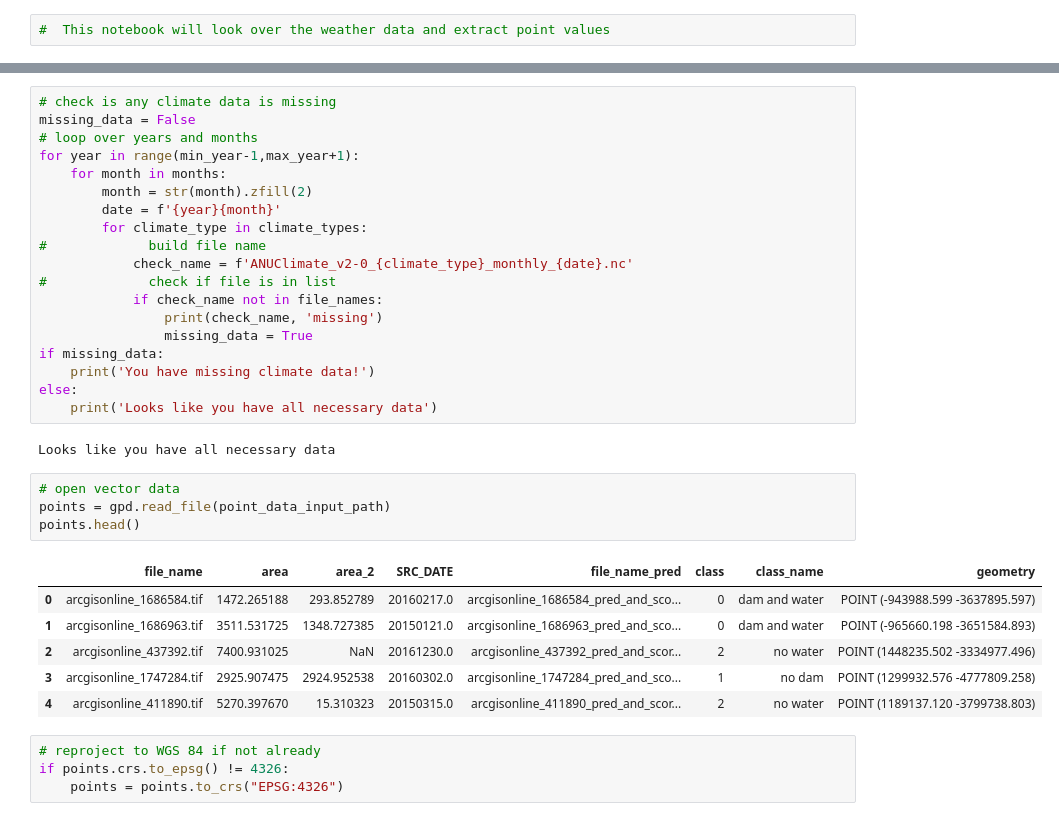
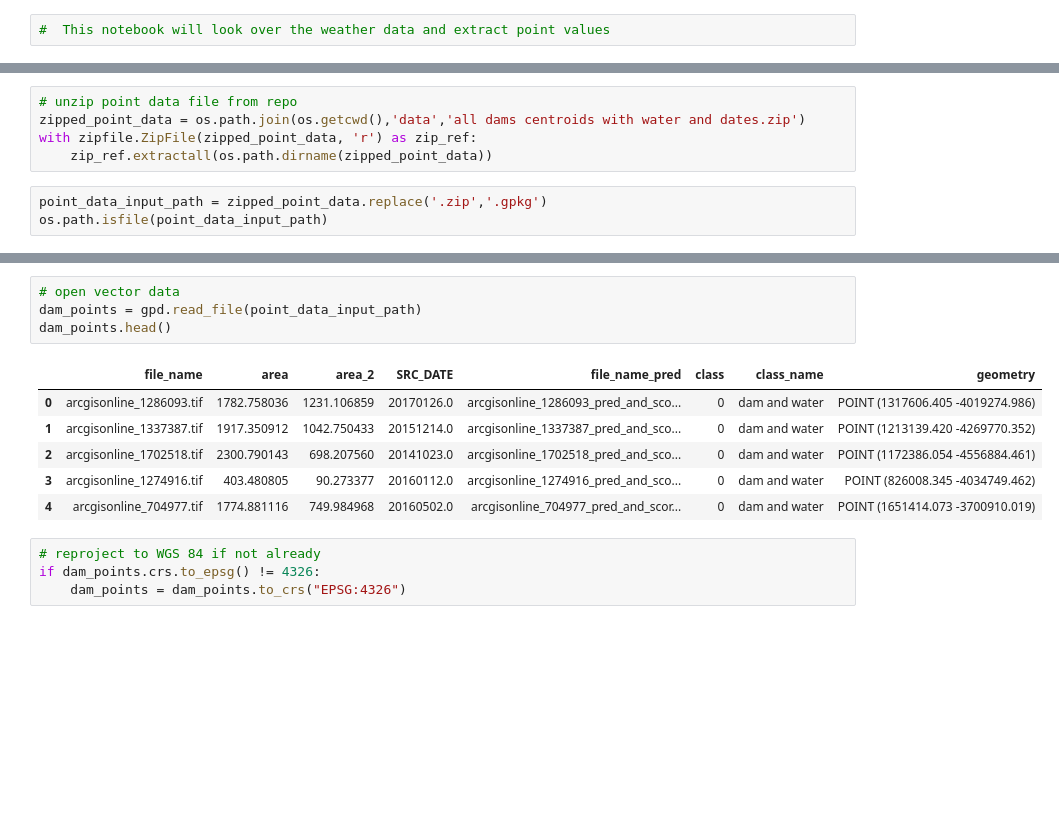
Before and after one commit to DPIRD-DMA/Weather-to-water, a Jupyter notebook: 1 Point sample weather.ipynb, the cells around one changed output, grey strips where cells are left out. Drawn from its saved outputs; the diff is of its cells as text; blank space fills up the shorter version.

Commit message:
Big change to processing pipeline to optimise for multiple years

```diff
--- a/1 Point sample weather.ipynb
+++ b/1 Point sample weather.ipynb
@@ -31,0 +17,8 @@ climate_raster_folder = '/Users/nicholaswright/Downloads/test_dl'#'/mnt/2TB Work
+# %%
+# unzip point data file from repo
+zipped_point_data = os.path.join(os.getcwd(),'data','all dams centroids with water and dates.zip')
+with zipfile.ZipFile(zipped_point_data, 'r') as zip_ref:
+    zip_ref.extractall(os.path.dirname(zipped_point_data))
+# %%
+point_data_input_path = zipped_point_data.replace('.zip','.gpkg')
+os.path.isfile(point_data_input_path)
@@ -94,36 +56,15 @@ print(months)
-# %%
-# check is any climate data is missing
-missing_data = False
-# loop over years and months
-for year in range(min_year-1,max_year+1):
-    for month in months:
-        month = str(month).zfill(2)
-        date = f'{year}{month}'
-        for climate_type in climate_types:
-#             build file name
-            check_name = f'ANUClimate_v2-0_{climate_type}_monthly_{date}.nc'
-#             check if file is in list
-            if check_name not in file_names:
-                print(check_name, 'missing')
-                missing_data = True
-if missing_data:
-    print('You have missing climate data!')
-else:
-    print('Looks like you have all necessary data')
-# %% [output]
-Looks like you have all necessary data
 # %%
 # open vector data
-points = gpd.read_file(point_data_input_path)
-points.head()
+dam_points = gpd.read_file(point_data_input_path)
+dam_points.head()
 # %% [output]
 |  | file_name | area | area_2 | SRC_DATE | file_name_pred | class | class_name | geometry |
-| 0 | arcgisonline_1686584.tif | 1472.265188 | 293.852789 | 20160217.0 | arcgisonline_1686584_pred_and_sco... | 0 | dam and water | POINT (-943988.599 -3637895.597) |
-| 1 | arcgisonline_1686963.tif | 3511.531725 | 1348.727385 | 20150121.0 | arcgisonline_1686963_pred_and_sco... | 0 | dam and water | POINT (-965660.198 -3651584.893) |
-| 2 | arcgisonline_437392.tif | 7400.931025 | NaN | 20161230.0 | arcgisonline_437392_pred_and_scor... | 2 | no water | POINT (1448235.502 -3334977.496) |
-| 3 | arcgisonline_1747284.tif | 2925.907475 | 2924.952538 | 20160302.0 | arcgisonline_1747284_pred_and_sco... | 1 | no dam | POINT (1299932.576 -4777809.258) |
-| 4 | arcgisonline_411890.tif | 5270.397670 | 15.310323 | 20150315.0 | arcgisonline_411890_pred_and_scor... | 2 | no water | POINT (1189137.120 -3799738.803) |
+| 0 | arcgisonline_1286093.tif | 1782.758036 | 1231.106859 | 20170126.0 | arcgisonline_1286093_pred_and_sco... | 0 | dam and water | POINT (1317606.405 -4019274.986) |
+| 1 | arcgisonline_1337387.tif | 1917.350912 | 1042.750433 | 20151214.0 | arcgisonline_1337387_pred_and_sco... | 0 | dam and water | POINT (1213139.420 -4269770.352) |
+| 2 | arcgisonline_1702518.tif | 2300.790143 | 698.207560 | 20141023.0 | arcgisonline_1702518_pred_and_sco... | 0 | dam and water | POINT (1172386.054 -4556884.461) |
+| 3 | arcgisonline_1274916.tif | 403.480805 | 90.273377 | 20160112.0 | arcgisonline_1274916_pred_and_sco... | 0 | dam and water | POINT (826008.345 -4034749.462) |
+| 4 | arcgisonline_704977.tif | 1774.881116 | 749.984968 | 20160502.0 | arcgisonline_704977_pred_and_scor... | 0 | dam and water | POINT (1651414.073 -3700910.019) |
 # %%
 # reproject to WGS 84 if not already
-if points.crs.to_epsg() != 4326:
-    points = points.to_crs("EPSG:4326")
+if dam_points.crs.to_epsg() != 4326:
+    dam_points = dam_points.to_crs("EPSG:4326")
```
Also changed, not shown: parts of 28 cells of this notebook, 9 other files.
